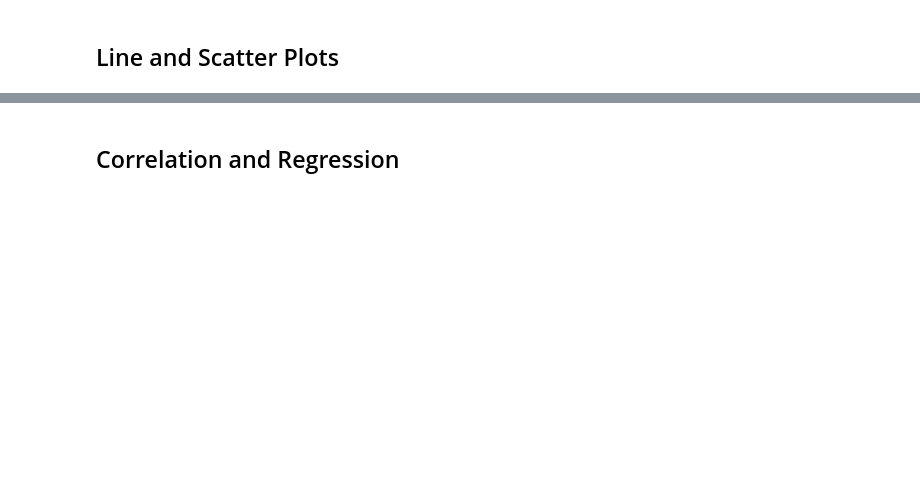
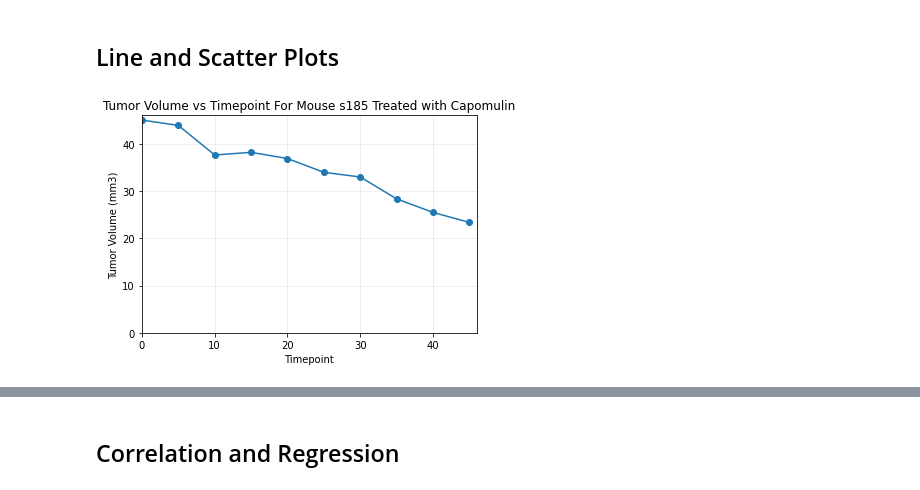
Before and after one commit to shaff183/Matplotlib-challenge, a Jupyter notebook: Pymaceuticals/main.ipynb, the cells around one changed output, grey strips where cells are left out. Saved outputs shown, nothing was run; the diff lists cells and outputs as text; code cells hidden in the pictures; blank space fills up the shorter version.

```diff
--- a/Pymaceuticals/main.ipynb
+++ b/Pymaceuticals/main.ipynb
@@ -250,19 +279,21 @@ tumor_volume_data = []
 ## Line and Scatter Plots
 # %%
 # Generate a line plot of tumor volume vs. time point for a mouse treated with Capomulin
-
+drug_capomulin = clean_mouse_data.loc[clean_mouse_data['Drug Regimen'] == 'Capomulin']
 # Mouse that was treated with Capomulin
 treated_mouse = "s185"
 selected_mouse = drug_capomulin.loc[drug_capomulin["Mouse ID"] == treated_mouse]
 
 plt.plot(selected_mouse['Timepoint'], selected_mouse['Tumor Volume (mm3)'], marker='o')
 plt.grid(alpha=.25)
 plt.xlim(0, max(selected_mouse["Timepoint"]) + 1)
 plt.ylim(0, max(selected_mouse["Tumor Volume (mm3)"])+1)
 plt.title(f"Tumor Volume vs Timepoint For Mouse {treated_mouse} Treated with Capomulin")
 plt.xlabel("Timepoint")
 plt.ylabel("Tumor Volume (mm3)")
 plt.show()
+# %% [output]
+[figure, added]
 # %%
 # Generate a scatter plot of average tumor volume vs. mouse weight for the Capomulin regimen
 plt.scatter(drug_capomulin['Weight (g)'], drug_capomulin['Tumor Volume (mm3)'])
```
Also changed, not shown: parts of 7 cells of this notebook, 1 other file.
